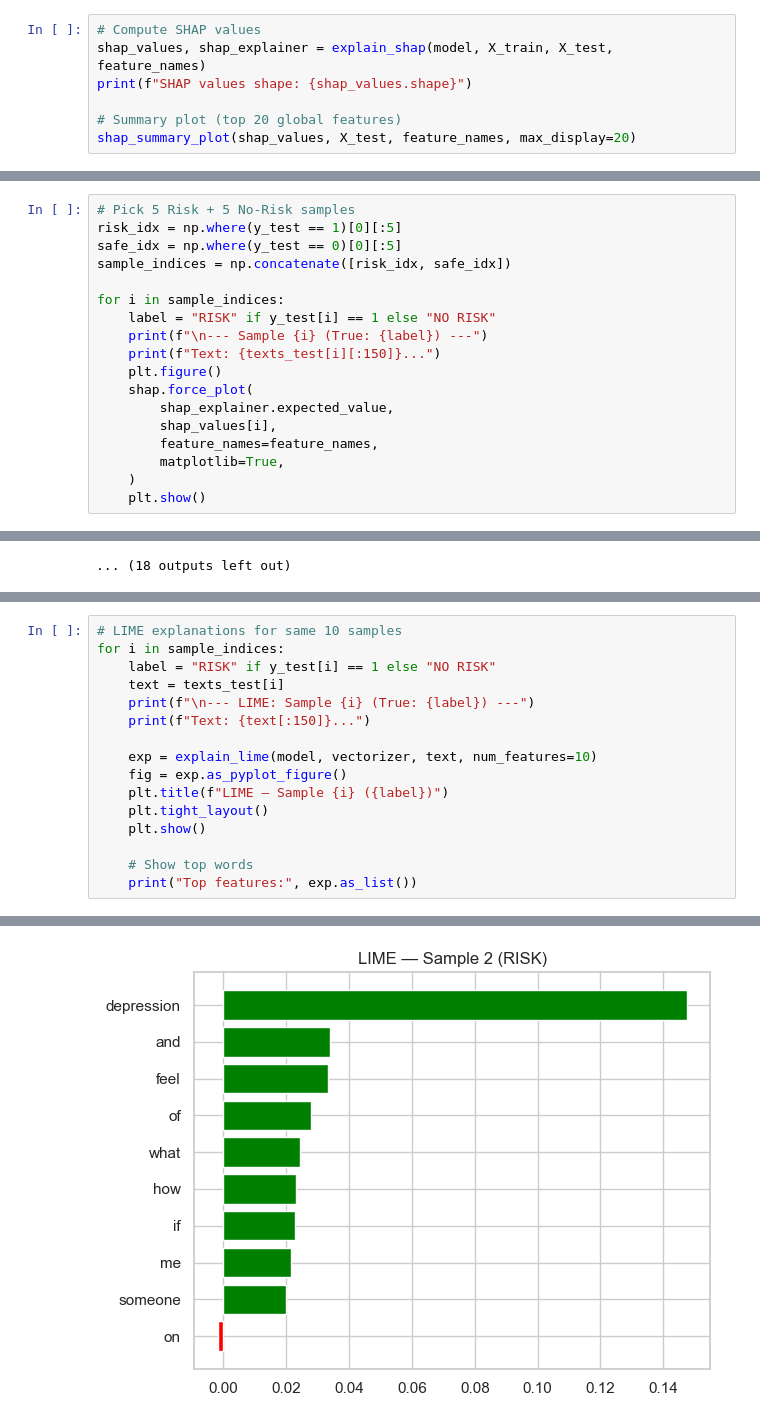
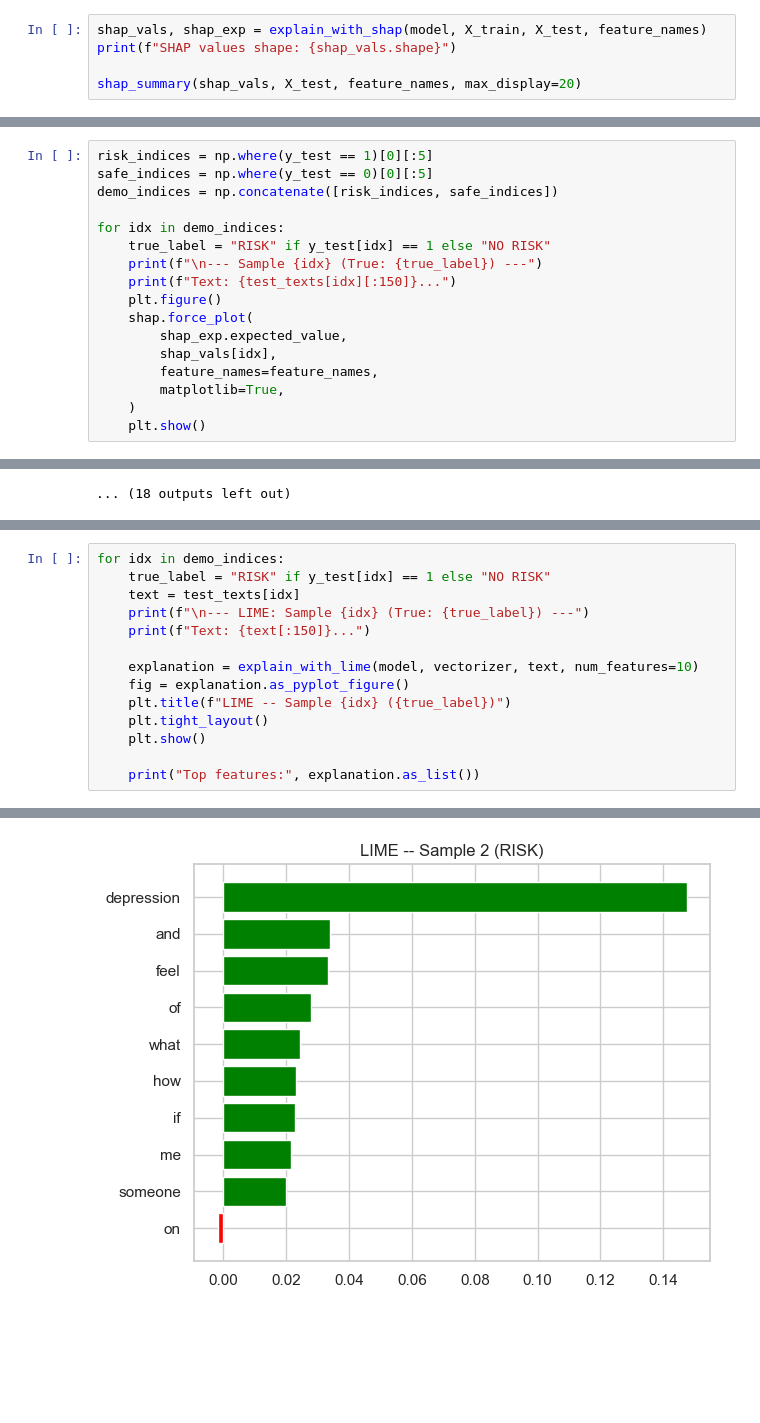
Before and after one commit to kartikshirode/MindLens-AI, a Jupyter notebook: notebooks/03_explainability.ipynb, the cells around one changed output, grey strips where cells are left out. Drawn from its saved outputs; the diff is of its cells as text; blank space fills up the shorter version.

```diff
--- a/notebooks/03_explainability.ipynb
+++ b/notebooks/03_explainability.ipynb
@@ -41,10 +39,8 @@ Loaded model + 1530 test samples ✓
 # %%
-# Compute SHAP values
-shap_values, shap_explainer = explain_shap(model, X_train, X_test, feature_names)
-print(f"SHAP values shape: {shap_values.shape}")
+shap_vals, shap_exp = explain_with_shap(model, X_train, X_test, feature_names)
+print(f"SHAP values shape: {shap_vals.shape}")
 
-# Summary plot (top 20 global features)
-shap_summary_plot(shap_values, X_test, feature_names, max_display=20)
+shap_summary(shap_vals, X_test, feature_names, max_display=20)
 # %% [output]
 SHAP values shape: (1530, 5000)
 [figure]
@@ -53,17 +49,16 @@ SHAP values shape: (1530, 5000)
 # %%
-# Pick 5 Risk + 5 No-Risk samples
-risk_idx = np.where(y_test == 1)[0][:5]
-safe_idx = np.where(y_test == 0)[0][:5]
-sample_indices = np.concatenate([risk_idx, safe_idx])
+risk_indices = np.where(y_test == 1)[0][:5]
+safe_indices = np.where(y_test == 0)[0][:5]
+demo_indices = np.concatenate([risk_indices, safe_indices])
 
-for i in sample_indices:
-    label = "RISK" if y_test[i] == 1 else "NO RISK"
-    print(f"\n--- Sample {i} (True: {label}) ---")
-    print(f"Text: {texts_test[i][:150]}...")
+for idx in demo_indices:
+    true_label = "RISK" if y_test[idx] == 1 else "NO RISK"
+    print(f"\n--- Sample {idx} (True: {true_label}) ---")
+    print(f"Text: {test_texts[idx][:150]}...")
     plt.figure()
     shap.force_plot(
-        shap_explainer.expected_value,
-        shap_values[i],
+        shap_exp.expected_value,
+        shap_vals[idx],
         feature_names=feature_names,
         matplotlib=True,
     )
@@ -91,33 +86,31 @@ Text: mentalhealth depression http t co new ybx u http t co juf dkhiku...
 # %%
-# LIME explanations for same 10 samples
-for i in sample_indices:
-    label = "RISK" if y_test[i] == 1 else "NO RISK"
-    text = texts_test[i]
-    print(f"\n--- LIME: Sample {i} (True: {label}) ---")
+for idx in demo_indices:
+    true_label = "RISK" if y_test[idx] == 1 else "NO RISK"
+    text = test_texts[idx]
+    print(f"\n--- LIME: Sample {idx} (True: {true_label}) ---")
     print(f"Text: {text[:150]}...")
 
-    exp = explain_lime(model, vectorizer, text, num_features=10)
-    fig = exp.as_pyplot_figure()
-    plt.title(f"LIME — Sample {i} ({label})")
+    explanation = explain_with_lime(model, vectorizer, text, num_features=10)
+    fig = explanation.as_pyplot_figure()
+    plt.title(f"LIME -- Sample {idx} ({true_label})")
     plt.tight_layout()
     plt.show()
 
-    # Show top words
-    print("Top features:", exp.as_list())
+    print("Top features:", explanation.as_list())
 # %% [output]
 --- LIME: Sample 0 (True: RISK) ---
 Text: lately all i basically is sleep i just don t have the energy for anything else these day i wa told i need more intensive treatment but i just don t ha...
 [figure]
 Top features: [('just', 0.16686292123117302), ('want', 0.07962376255054669), ('to', 0.07507002929678107), ('sad', -0.07167945502517135), ('don', 0.06434400271543443), ('this', 0.05978355256653564), (' ...
 
 --- LIME: Sample 1 (True: RISK) ---
 Text: f i am just so tired i hate my life i know there s a beautiful side to life but oh my god i don t even wan na see it if the thing i ve been through ar...
 [figure]
 Top features: [('life', 0.10853739293443135), ('just', 0.07924354800888121), ('feel', 0.06031122007025779), ('my', 0.05109906347653319), ('even', 0.048071772958341835), ('ve', 0.04581122134974853), (' ...
 
 --- LIME: Sample 2 (True: RISK) ---
 Text: how would you feel if you had told someone that you were depressed and then later on they said that to you idk how to feel ab it on one hand i m like ...
-[figure, old version]
+[figure, new version]
 Top features: [('depression', 0.14739350294859907), ('and', 0.033901601790872114), ('feel', 0.03321074894632474), ('of', 0.027860133975196696), ('what', 0.02438108857623849), ('how', 0.023229193516806 ...
 
 --- LIME: Sample 5 (True: RISK) ---
```
Also changed, not shown: parts of 10 cells of this notebook, 16 other files.
